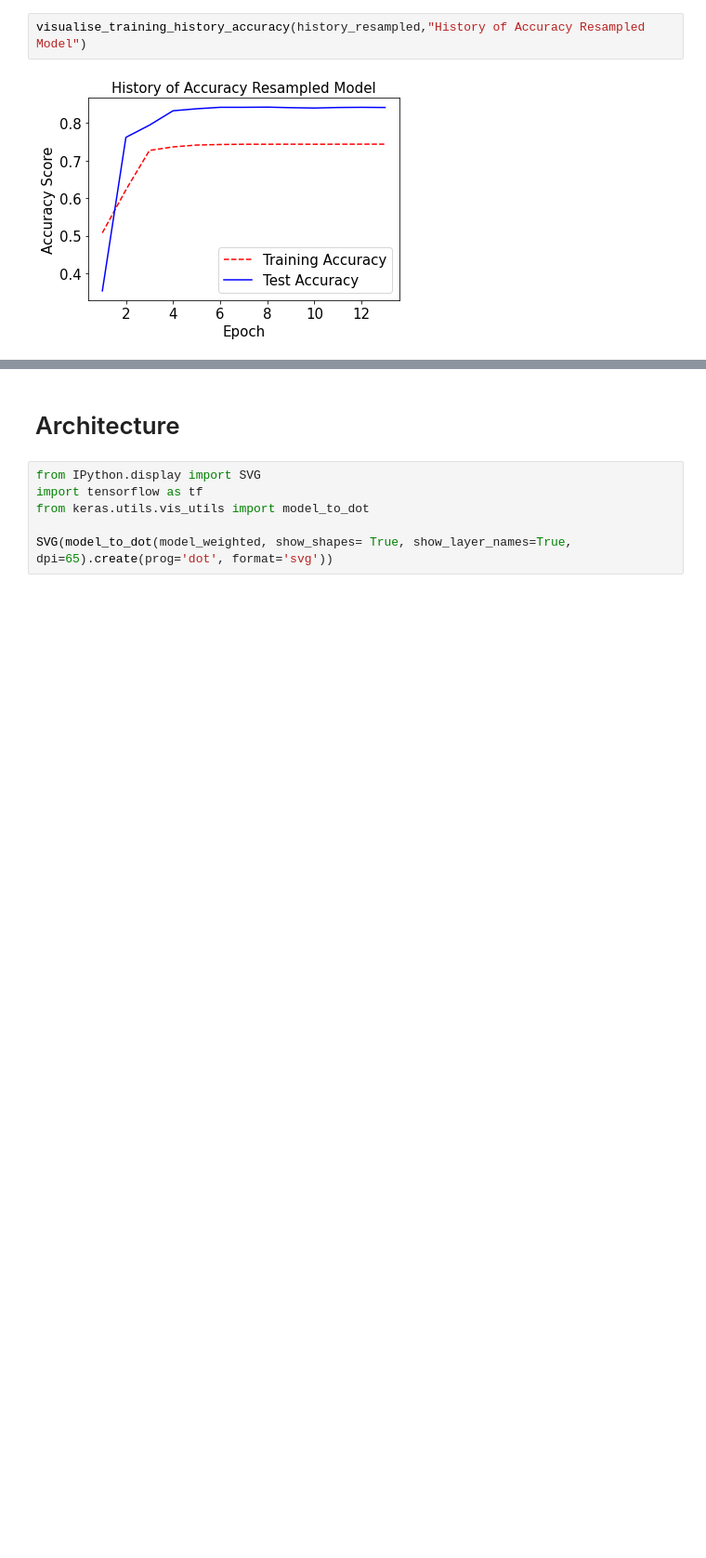
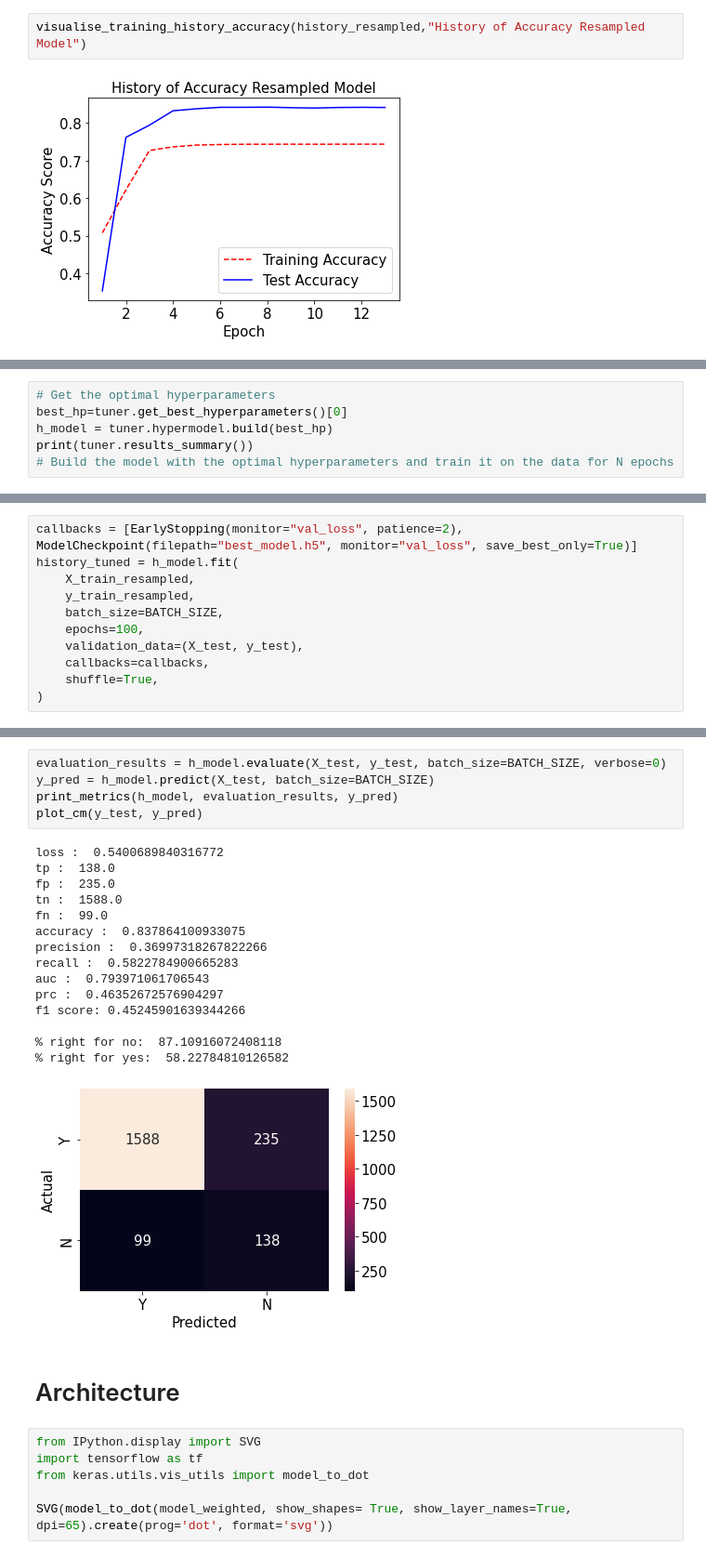
Before and after one commit to claredavies/MachineLearningCoursework, a Jupyter notebook: Assignment1/MLAssignment1KerrasUnbalancedData.ipynb, the cells around one changed output, grey strips where cells are left out. Shown: that part at 93% size. Drawn from its saved outputs; the diff is of its cells as text; blank space fills up the shorter version.

Commit message:
Implemented tuner so gives ideas

```diff
--- a/Assignment1/MLAssignment1KerrasUnbalancedData.ipynb
+++ b/Assignment1/MLAssignment1KerrasUnbalancedData.ipynb
@@ -494,0 +550,6 @@ visualise_training_history_accuracy(history_resampled,"History of Accuracy Resam
+# %%
+# Get the optimal hyperparameters
+best_hp=tuner.get_best_hyperparameters()[0]
+h_model = tuner.hypermodel.build(best_hp)
+print(tuner.results_summary())
+# Build the model with the optimal hyperparameters and train it on the data for N epochs
@@ -494,0 +574,12 @@ visualise_training_history_accuracy(history_resampled,"History of Accuracy Resam
+# %%
+callbacks = [EarlyStopping(monitor="val_loss", patience=2),
+ModelCheckpoint(filepath="best_model.h5", monitor="val_loss", save_best_only=True)]
+history_tuned = h_model.fit(
+    X_train_resampled,
+    y_train_resampled,
+    batch_size=BATCH_SIZE,
+    epochs=100,
+    validation_data=(X_test, y_test),
+    callbacks=callbacks,
+    shuffle=True,
+)
@@ -495,3 +599,24 @@ visualise_training_history_accuracy(history_resampled,"History of Accuracy Resam
+# %%
+evaluation_results = h_model.evaluate(X_test, y_test, batch_size=BATCH_SIZE, verbose=0)
+y_pred = h_model.predict(X_test, batch_size=BATCH_SIZE)
+print_metrics(h_model, evaluation_results, y_pred)
+plot_cm(y_test, y_pred)
+# %% [output]
+loss :  0.5400689840316772
+tp :  138.0
+fp :  235.0
+tn :  1588.0
+fn :  99.0
+accuracy :  0.837864100933075
+precision :  0.36997318267822266
+recall :  0.5822784900665283
+auc :  0.793971061706543
+prc :  0.46352672576904297
+f1 score: 0.45245901639344266
+
+% right for no:  87.10916072408118
+% right for yes:  58.22784810126582
+[figure, added]
 # %% [markdown]
 # Architecture
 # %%
```
Also changed, not shown: parts of 11 cells of this notebook.
